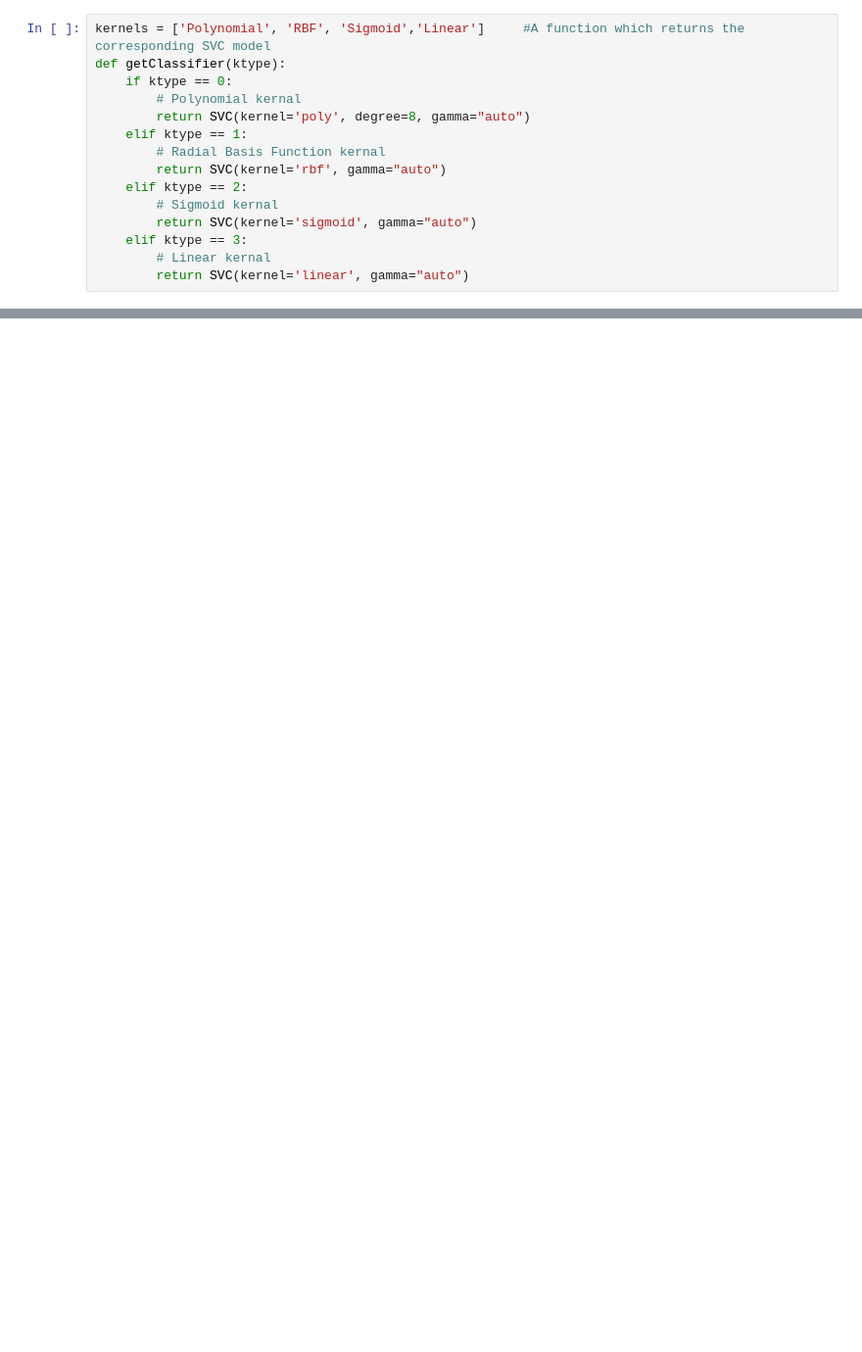
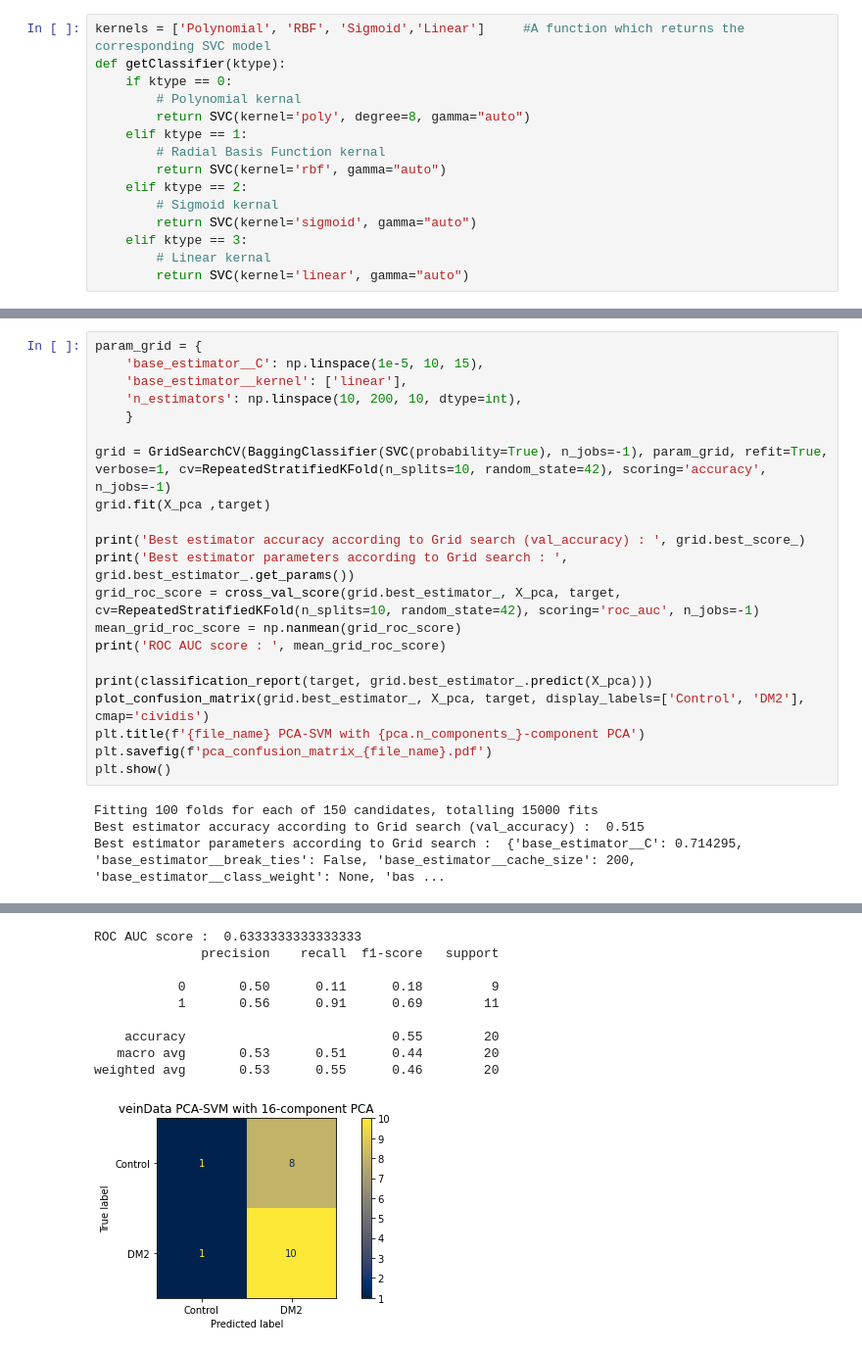
Before and after one commit to ladcva/raman_spectroscopy, a Jupyter notebook: grid_search.ipynb, the cells around one changed output, grey strips where cells are left out. Shown at 98% size. Drawn from its saved outputs; the diff is of its cells as text; blank space fills up the shorter version.

```diff
--- a/grid_search.ipynb
+++ b/grid_search.ipynb
@@ -419,0 +391,25 @@ weighted avg       1.00      1.00      1.00        20
+# %%
+param_grid = {
+    'base_estimator__C': np.linspace(1e-5, 10, 15),
+    'base_estimator__kernel': ['linear'],
+    'n_estimators': np.linspace(10, 200, 10, dtype=int),
+    }
+
+grid = GridSearchCV(BaggingClassifier(SVC(probability=True), n_jobs=-1), param_grid, refit=True, verbose=1, cv=RepeatedStratifiedKFold(n_splits=10, random_state=42), scoring='accuracy', n_jobs=-1)
+grid.fit(X_pca ,target)
+
+print('Best estimator accuracy according to Grid search (val_accuracy) : ', grid.best_score_)
+print('Best estimator parameters according to Grid search : ', grid.best_estimator_.get_params())
+grid_roc_score = cross_val_score(grid.best_estimator_, X_pca, target, cv=RepeatedStratifiedKFold(n_splits=10, random_state=42), scoring='roc_auc', n_jobs=-1)
+mean_grid_roc_score = np.nanmean(grid_roc_score)
+print('ROC AUC score : ', mean_grid_roc_score)
+
+print(classification_report(target, grid.best_estimator_.predict(X_pca)))
+plot_confusion_matrix(grid.best_estimator_, X_pca, target, display_labels=['Control', 'DM2'], cmap='cividis')
+plt.title(f'{file_name} PCA-SVM with {pca.n_components_}-component PCA')
+plt.savefig(f'pca_confusion_matrix_{file_name}.pdf')
+plt.show()
+# %% [output]
+Fitting 100 folds for each of 150 candidates, totalling 15000 fits
+Best estimator accuracy according to Grid search (val_accuracy) :  0.515
+Best estimator parameters according to Grid search :  {'base_estimator__C': 0.714295, 'base_estimator__break_ties': False, 'base_estimator__cache_size': 200, 'base_estimator__class_weight': None, 'bas ...
@@ -419,0 +433,10 @@ weighted avg       1.00      1.00      1.00        20
+ROC AUC score :  0.6333333333333333
+              precision    recall  f1-score   support
+
+           0       0.50      0.11      0.18         9
+           1       0.56      0.91      0.69        11
+
+    accuracy                           0.55        20
+   macro avg       0.53      0.51      0.44        20
+weighted avg       0.53      0.55      0.46        20
+[figure, added]
```
Also changed, not shown: parts of 13 cells of this notebook, 23 other files.
